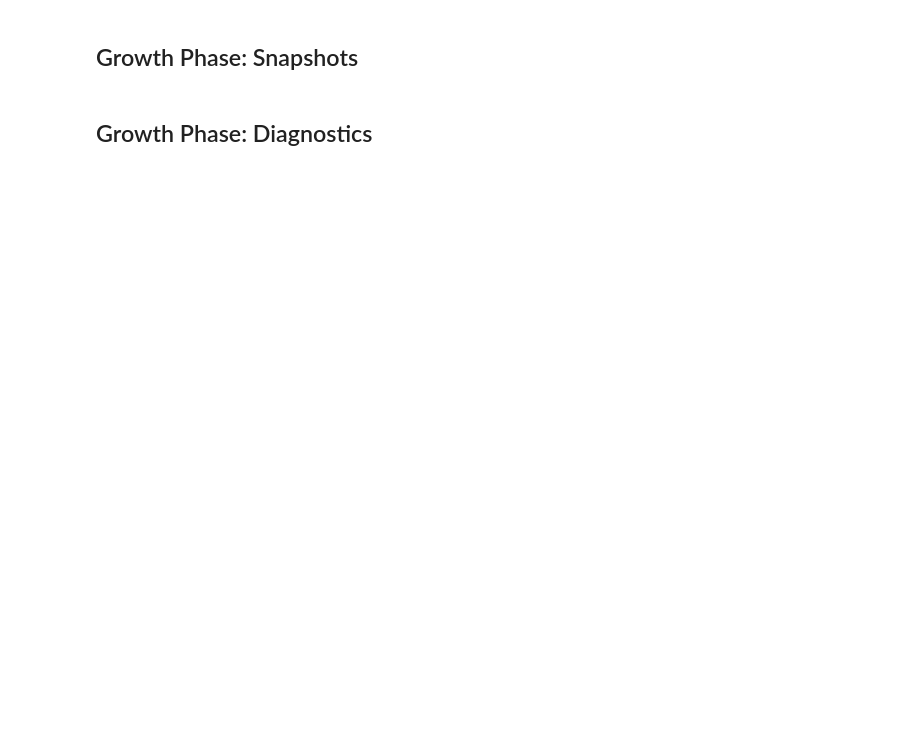
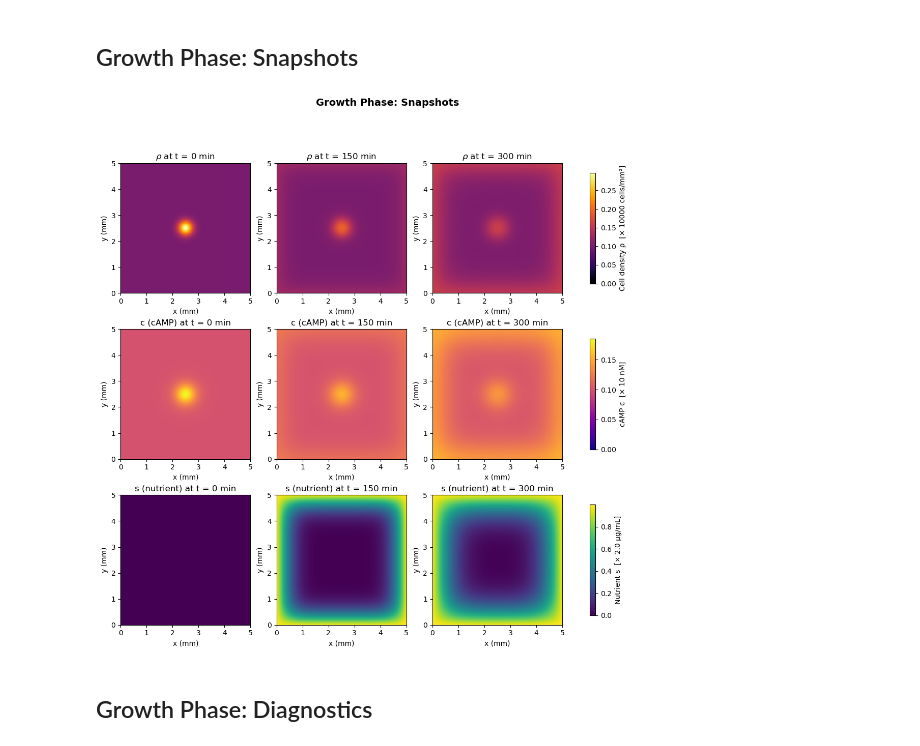
Before and after one commit to kylehtunis/keller-segel, a Jupyter notebook: analysis.ipynb, the cells around one changed output. Drawn from its saved outputs; the diff is of its cells as text; code cells hidden in the pictures; blank space fills up the shorter version.

```diff
--- a/analysis.ipynb
+++ b/analysis.ipynb
@@ -133,39 +148,39 @@ def plot_snapshots(result, dim, title_prefix=""):
     s_label = f"Nutrient s  [× {dim.s_boundary_ug_per_mL:.1f} µg/mL]" if dim.s_boundary_ug_per_mL > 0 else "Nutrient s  [dimensionless]"
     fig.colorbar(im_s,   ax=axes[2, :], label=s_label, shrink=0.8)
     fig.suptitle(f"{title_prefix}Snapshots", fontsize=14, fontweight="bold")
-    plt.tight_layout()
     return fig
 
 
 def plot_diagnostics(result, dim, params, title_prefix=""):
     """Plot total mass and max density over time."""
     fig, (ax1, ax2) = plt.subplots(1, 2, figsize=(12, 4))
 
     n_diag = len(result.total_mass)
     t_min_diag = np.linspace(0, dim.total_time_min, n_diag)
 
     ax1.plot(t_min_diag, result.total_mass, color="steelblue", linewidth=1)
     ax1.set_xlabel("Time (min)")
     ax1.set_ylabel("Total mass  $\\int \\rho\\, dA$  [dimensionless]")
     ax1.set_title(f"{title_prefix}Total Cell Mass")
     ax1.grid(True, alpha=0.3)
 
     ax2.plot(t_min_diag, result.max_density, color="firebrick", linewidth=1)
     ax2.axhline(y=params.rho_max, color="gray", linestyle="--",
                 label=f"$\\rho_{{max}}$ = {params.rho_max}")
     ax2.set_xlabel("Time (min)")
     ax2.set_ylabel("Max density  $\\rho_\\mathrm{max}$  [dimensionless]")
     ax2.set_title(f"{title_prefix}Max Cell Density")
     ax2.legend()
     ax2.grid(True, alpha=0.3)
 
-    plt.tight_layout()
     return fig
 
 
 fig = plot_snapshots(result_growth, dim_growth, title_prefix="Growth Phase: ")
 fig.savefig("snapshots_growth.png", dpi=150, bbox_inches="tight")
 plt.show()
+# %% [output]
+[figure, added]
 # %% [markdown]
 ## Growth Phase: Diagnostics
 # %%
```
Also changed, not shown: parts of 10 cells of this notebook, 3 other files.
